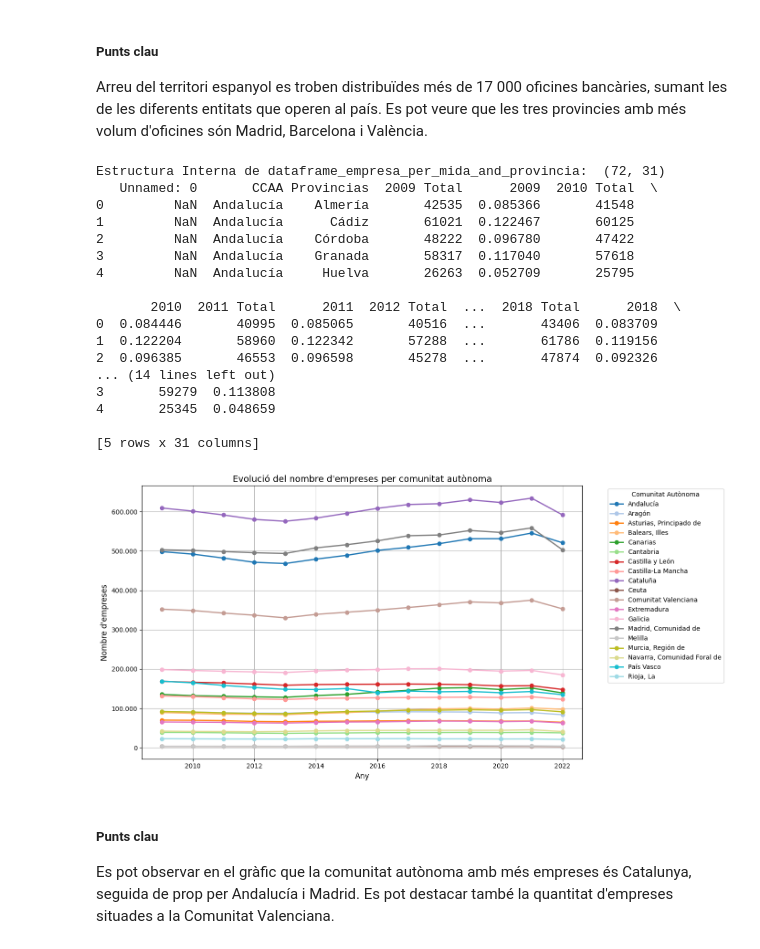
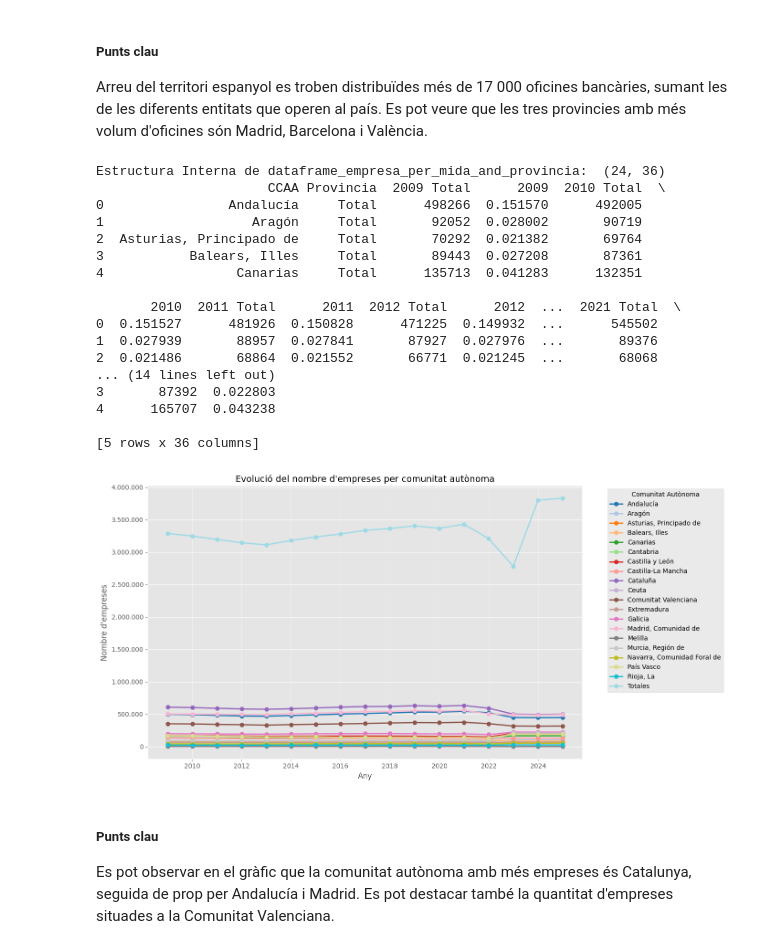
Before and after one commit to arnaumunozbarrera/Hackaton-UAB-2025, a Jupyter notebook: Informe Final.ipynb, the cells around one changed output. Cells and saved outputs as stored; diff of their text form; code cells hidden in the pictures.

```diff
--- a/Informe Final.ipynb
+++ b/Informe Final.ipynb
@@ -63,7 +64,7 @@ Note: you may need to restart the kernel to use updated packages.
 # %% [markdown]
 A continuació, es farà la importació dels datasets (arxius d'extensió **.xlsx**) a analitzar i s'analitzaran breument:
 # %%
-dataframe_bancs_per_provincia = pd.read_excel('data/Bancs per provincia.xlsx', sheet_name=0, header=0, engine='openpyxl')
+dataframe_bancs_per_provincia = pd.read_excel('data/BancsProvincia.xlsx', sheet_name=0, header=0, engine='openpyxl')
 print("Estructura Interna de dataframe_bancs_per_provincia: ", dataframe_bancs_per_provincia.shape)
 
 print(dataframe_bancs_per_provincia.head(5))
@@ -145,7 +146,7 @@ Estructura Interna de dataframe_bancs_per_provincia:  (53, 5)
 ##### Punts clau
 Arreu del territori espanyol es troben distribuïdes més de 17 000 oficines bancàries, sumant les de les diferents entitats que operen al país. Es pot veure que les tres provincies amb més volum d'oficines són Madrid, Barcelona i València.
 # %%
-dataframe_empresa_per_mida_and_provincia = pd.read_excel('data/Empresa per mida y provincia 2008-2022.xlsx', sheet_name=0, header=0, engine='openpyxl')
+dataframe_empresa_per_mida_and_provincia = pd.read_excel('data/EmpresesProvincia.xlsx', sheet_name=0, header=0, engine='openpyxl')
 print("Estructura Interna de dataframe_empresa_per_mida_and_provincia: ", dataframe_empresa_per_mida_and_provincia.shape)
 
 print(dataframe_empresa_per_mida_and_provincia.head(5))
@@ -162,48 +163,48 @@ df = df[
 columnas_total = [col for col in df.columns if ('Total' in col and col.split()[0].isdigit())]
 columnas_total = sorted(columnas_total, key=lambda c: int(c.split()[0]))
 
 df_grouped = df.groupby('CCAA', as_index=False)[columnas_total].sum()
 
 plt.figure(figsize=(14, 7))
 
 comunidades = df_grouped['CCAA'].values
 num_comunidades = len(comunidades)
 colors = cm.get_cmap('tab20', num_comunidades)
 
 años = [int(col.split()[0]) for col in columnas_total]
 
 for i, row in df_grouped.iterrows():
     comunidad = row['CCAA']
     valores = row[columnas_total].values.astype(float)
     plt.plot(años, valores, marker='o', color=colors(i), label=comunidad, linewidth=2)
 
 plt.xlabel('Any', fontsize=12)
 plt.ylabel("Nombre d'empreses", fontsize=12)
 plt.title("Evolució del nombre d'empreses per comunitat autònoma", fontsize=14)
 plt.gca().yaxis.set_major_formatter(FuncFormatter(lambda x, _: f'{int(x):,}'.replace(',', '.')))
 plt.legend(title='Comunitat Autònoma', bbox_to_anchor=(1.05, 1), loc='upper left')
 plt.grid(True)
 plt.tight_layout()
 plt.show()
 # %% [output]
-Estructura Interna de dataframe_empresa_per_mida_and_provincia:  (72, 31)
-   Unnamed: 0       CCAA Provincias  2009 Total      2009  2010 Total  \
-0         NaN  Andalucía    Almería       42535  0.085366       41548
-1         NaN  Andalucía      Cádiz       61021  0.122467       60125
-2         NaN  Andalucía    Córdoba       48222  0.096780       47422
-3         NaN  Andalucía    Granada       58317  0.117040       57618
-4         NaN  Andalucía     Huelva       26263  0.052709       25795
+Estructura Interna de dataframe_empresa_per_mida_and_provincia:  (24, 36)
+                      CCAA Provincia  2009 Total      2009  2010 Total  \
+0                Andalucía     Total      498266  0.151570      492005
+1                   Aragón     Total       92052  0.028002       90719
+2  Asturias, Principado de     Total       70292  0.021382       69764
+3           Balears, Illes     Total       89443  0.027208       87361
+4                 Canarias     Total      135713  0.041283      132351
 
-       2010  2011 Total      2011  2012 Total  ...  2018 Total      2018  \
-0  0.084446       40995  0.085065       40516  ...       43406  0.083709
-1  0.122204       58960  0.122342       57288  ...       61786  0.119156
-2  0.096385       46553  0.096598       45278  ...       47874  0.092326
+       2010  2011 Total      2011  2012 Total      2012  ...  2021 Total  \
+0  0.151527      481926  0.150828      471225  0.149932  ...      545502
+1  0.027939       88957  0.027841       87927  0.027976  ...       89376
+2  0.021486       68864  0.021552       66771  0.021245  ...       68068
 ... (14 lines left out)
-3       59279  0.113808
-4       25345  0.048659
+3       87392  0.022803
+4      165707  0.043238
 
-[5 rows x 31 columns]
+[5 rows x 36 columns]
-[figure, old version]
+[figure, new version]
 # %% [markdown]
 ##### Punts clau
 Es pot observar en el gràfic que la comunitat autònoma amb més empreses és Catalunya, seguida de prop per Andalucía i Madrid. Es pot destacar també la quantitat d'empreses situades a la Comunitat Valenciana.
```
Also changed, not shown: parts of 7 cells of this notebook.
